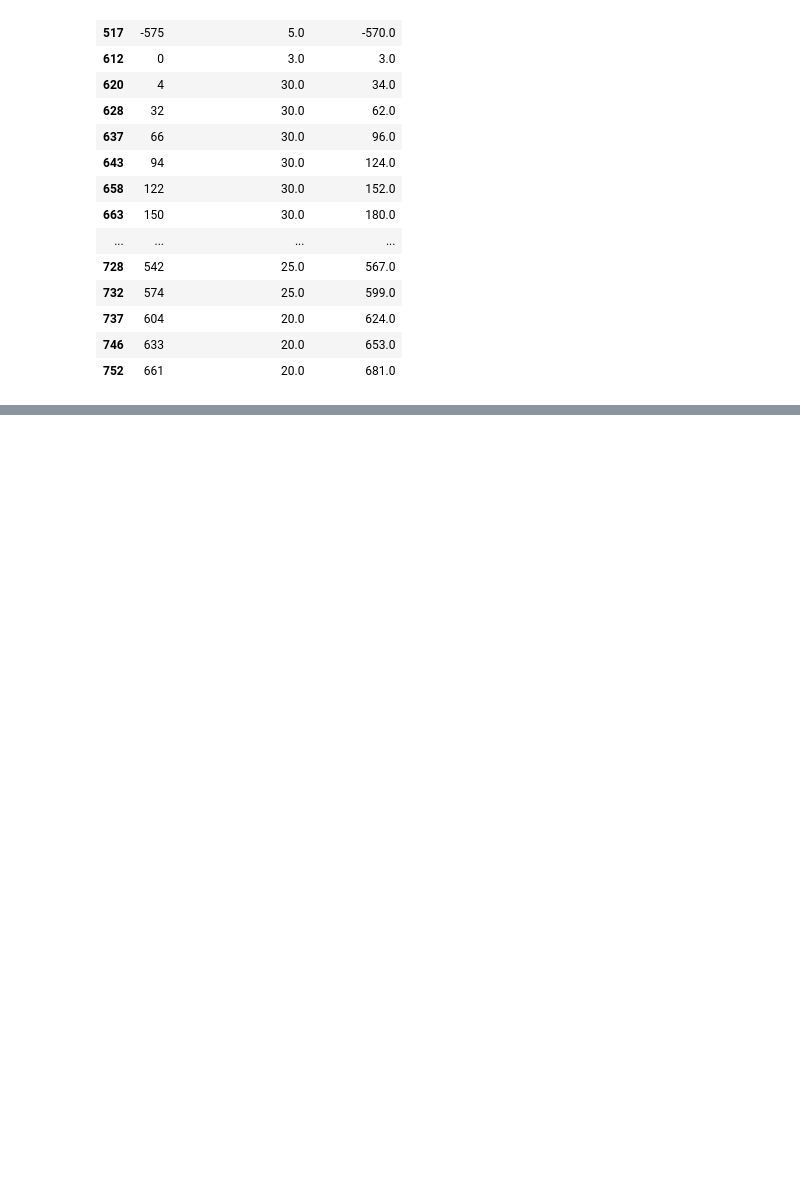
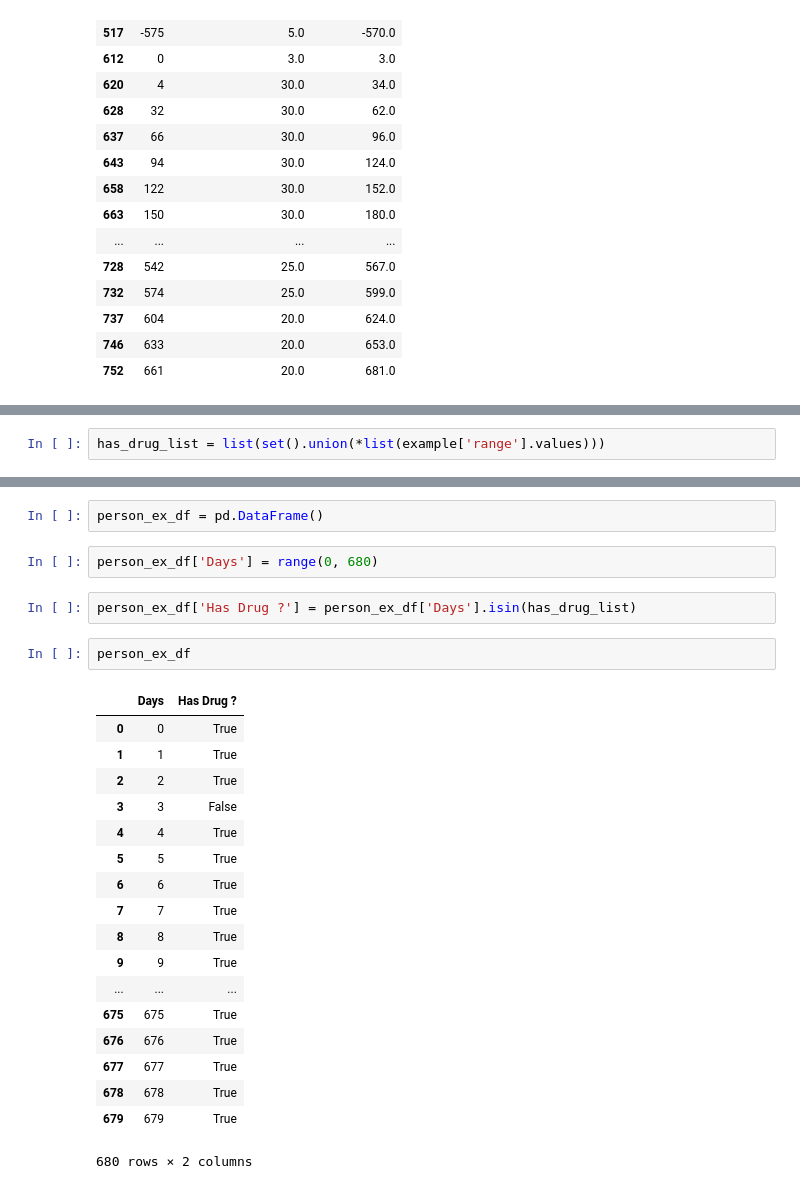
Before and after one commit to chenson2018/Humana-Mays-Competition, a Jupyter notebook: Exploration.ipynb, the cells around one changed output, grey strips where cells are left out. Drawn from its saved outputs; the diff is of its cells as text; blank space fills up the shorter version.

```diff
--- a/Exploration.ipynb
+++ b/Exploration.ipynb
@@ -424,0 +471,2 @@ example
+# %%
+has_drug_list = list(set().union(*list(example['range'].values)))
@@ -424,0 +497,27 @@ example
+# %%
+person_ex_df = pd.DataFrame()
+# %%
+person_ex_df['Days'] = range(0, 680)
+# %%
+person_ex_df['Has Drug ?'] = person_ex_df['Days'].isin(has_drug_list)
+# %%
+person_ex_df
+# %% [output]
+|  | Days | Has Drug ? |
+| 0 | 0 | True |
+| 1 | 1 | True |
+| 2 | 2 | True |
+| 3 | 3 | False |
+| 4 | 4 | True |
+| 5 | 5 | True |
+| 6 | 6 | True |
+| 7 | 7 | True |
+| 8 | 8 | True |
+| 9 | 9 | True |
+| ... | ... | ... |
+| 675 | 675 | True |
+| 676 | 676 | True |
+| 677 | 677 | True |
+| 678 | 678 | True |
+| 679 | 679 | True |
+680 rows × 2 columns
```
Also changed, not shown: parts of 8 cells of this notebook.
